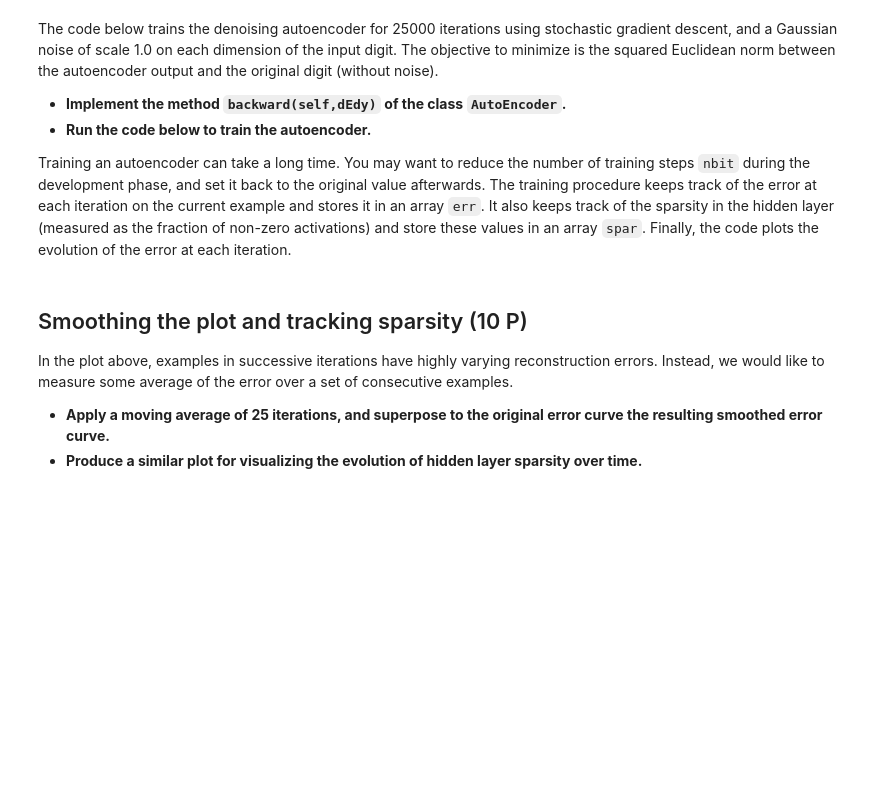
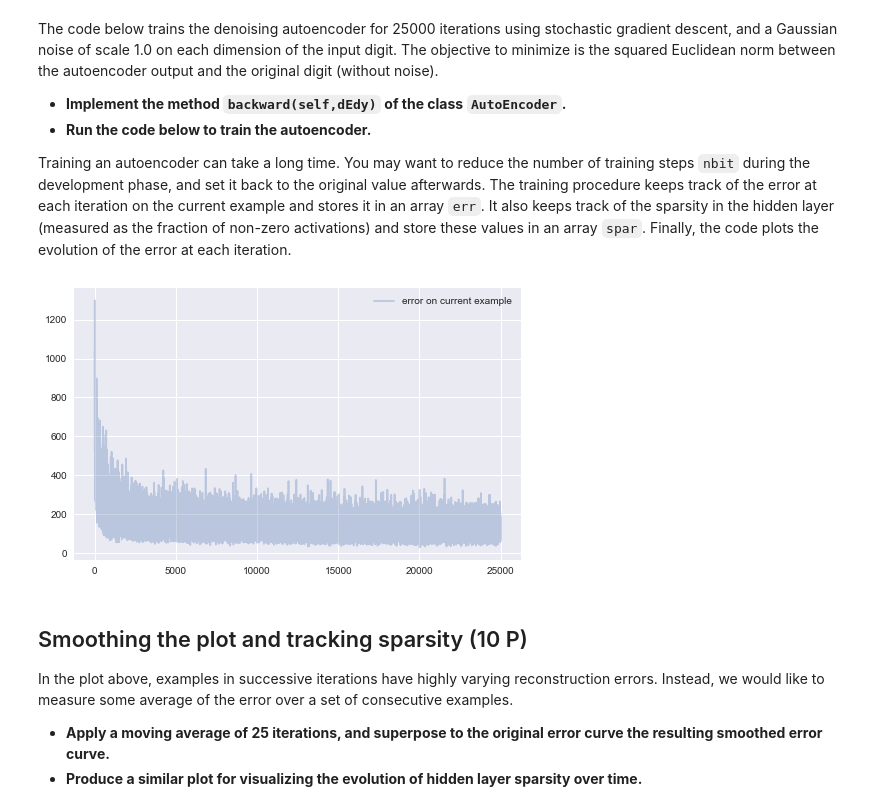
Before and after one commit to WGierke/machine_learning_2, a Jupyter notebook: exercise04/sheet04.ipynb, the cells around one changed output. Saved outputs shown, nothing was run; the diff lists cells and outputs as text; code cells hidden in the pictures; blank space fills up the shorter version.

```diff
--- a/exercise04/sheet04.ipynb
+++ b/exercise04/sheet04.ipynb
@@ -53,15 +59,22 @@ class AutoEncoder:
 
     def forward(self,x):
         self.x = x
-        self.z = numpy.maximum(0,numpy.dot(x,self.W)+self.B)
+        h = numpy.dot(x,self.W)+self.B
+        self.h_active = h > 0
+        self.z = numpy.maximum(0, h)
         y = numpy.dot(self.z,self.V)+self.C
         return y
 
     def backward(self,dEdy):
-        ### TODO: Replace by your own code
-        import solution
-        self.dEdV,self.dEdW,self.dEdC,self.dEdB = solution.backward(self.x,self.z,self.V,dEdy)
-        ###
+        self.dEdC = dEdy
+        # print("V", self.V.shape, "dEdy", dEdy.shape, "z", self.z.shape)
+        self.dEdV = np.outer(self.z, dEdy)
+        dEdz  = self.V @ dEdy
+        dEdh = np.zeros_like(dEdz)
+        dEdh[self.h_active] = dEdz[self.h_active]
+        # print("dEdh", dEdh.shape, "W", self.W.shape, "B", self.B.shape)
+        self.dEdW = np.outer(self.x, dEdh)
+        self.dEdB = dEdh
 
     def update(self,lr):
         self.V = self.V - lr*self.dEdV
@@ -78,31 +91,32 @@ Training an autoencoder can take a long time. You may want to reduce the number
 # %%
 ae = AutoEncoder(784,225)
 
 err  = [] # error at each iteration
 spar = [] # sparsity at each iteration
 
 nbit = 25000
 
-for i in range(1,nbit+1):
-
+for i in tqdm(range(1,nbit+1), total=nbit+1):
     # Choose a random data point
     x0 = X[numpy.random.randint(70000)]
 
     # Train the autoencoder with this data point
     x = x0+numpy.random.normal(0,1.0,x0.shape)
     y = ae.forward(x)
     ae.backward(y-x0)
     ae.update(0.0005)
 
     # Keep track of the reconstruction error and sparsity
     err  += [((y-x0)**2).sum()]
     spar += [(ae.z>0).sum()*1.0/len(ae.z)]
 
 # Plot reconstruction error over time
 plt.figure(figsize=(8,5))
 plt.plot(err,alpha=0.3,label='error on current example')
 plt.legend(loc='upper right')
 plt.show()
+# %% [output]
+[figure, added]
 # %% [markdown]
 ## Smoothing the plot and tracking sparsity (10 P)
 
```
Also changed, not shown: parts of 10 cells of this notebook, 2 other files.
